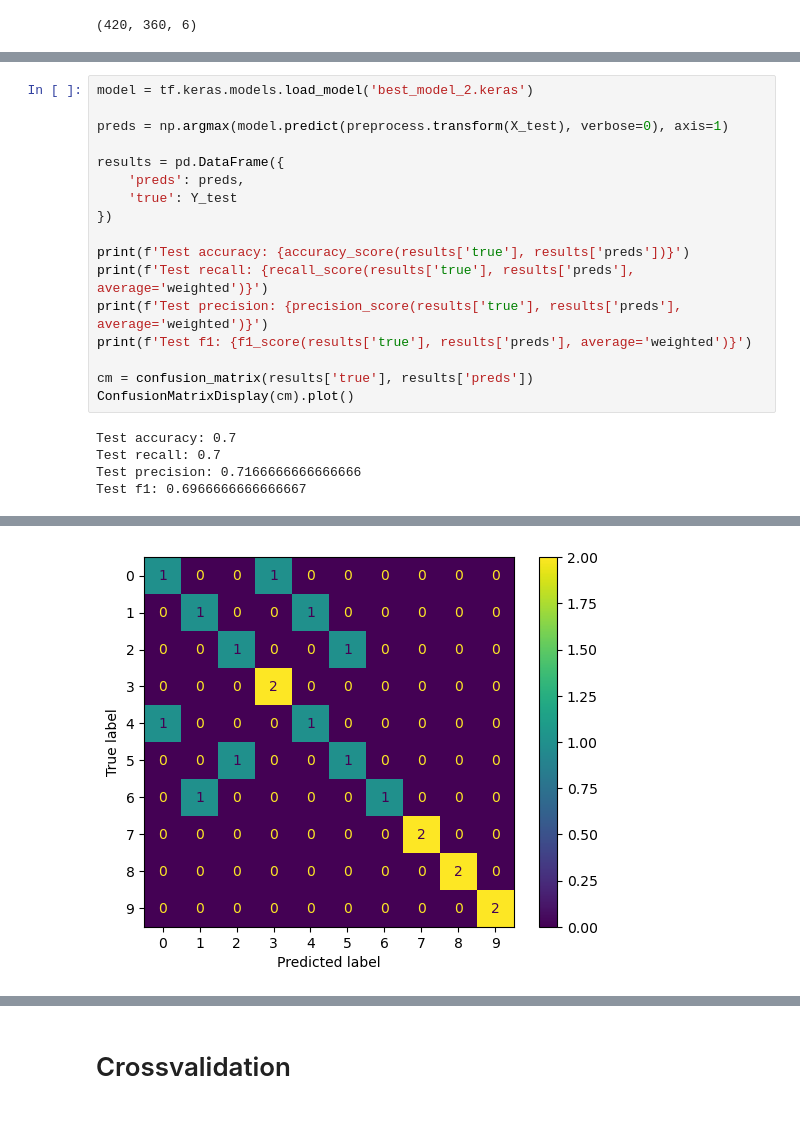
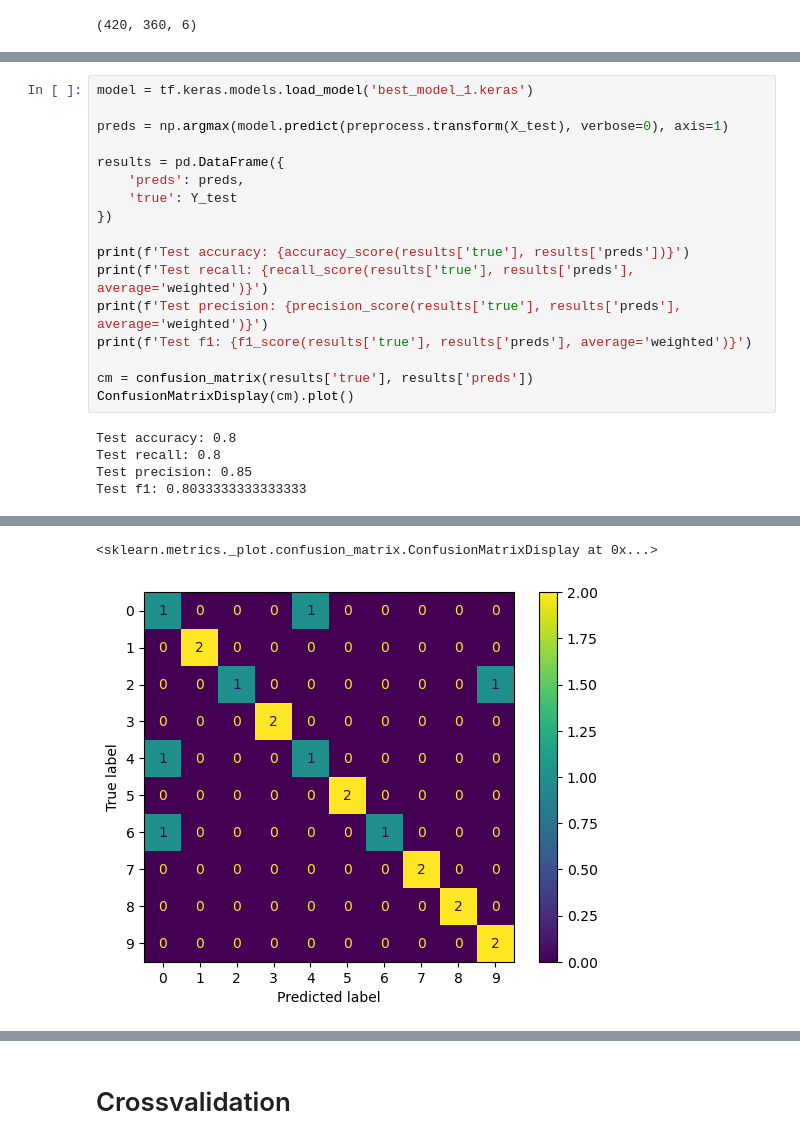
Before and after one commit to Ilvondir/acs-f1-classification, a Jupyter notebook: main.ipynb, the cells around one changed output, grey strips where cells are left out. Drawn from its saved outputs; the diff is of its cells as text.

Commit message:
final tests

```diff
--- a/main.ipynb
+++ b/main.ipynb
@@ -201,5 +225,5 @@ plt.show()
 # %%
-model = tf.keras.models.load_model('best_model_2.keras')
+model = tf.keras.models.load_model('best_model_1.keras')
 
 preds = np.argmax(model.predict(preprocess.transform(X_test), verbose=0), axis=1)
 
@@ -216,7 +240,7 @@ print(f'Test f1: {f1_score(results['true'], results['preds'], average='weighted'
 cm = confusion_matrix(results['true'], results['preds'])
 ConfusionMatrixDisplay(cm).plot()
 # %% [output]
-Test accuracy: 0.7
-Test recall: 0.7
-Test precision: 0.7166666666666666
-Test f1: 0.6966666666666667
+Test accuracy: 0.8
+Test recall: 0.8
+Test precision: 0.85
+Test f1: 0.8033333333333333
@@ -224 +248,2 @@ Test f1: 0.6966666666666667
+<sklearn.metrics._plot.confusion_matrix.ConfusionMatrixDisplay at 0x...>
-[figure, old version]
+[figure, new version]
```
Also changed, not shown: parts of 7 cells of this notebook, 5 other files.
